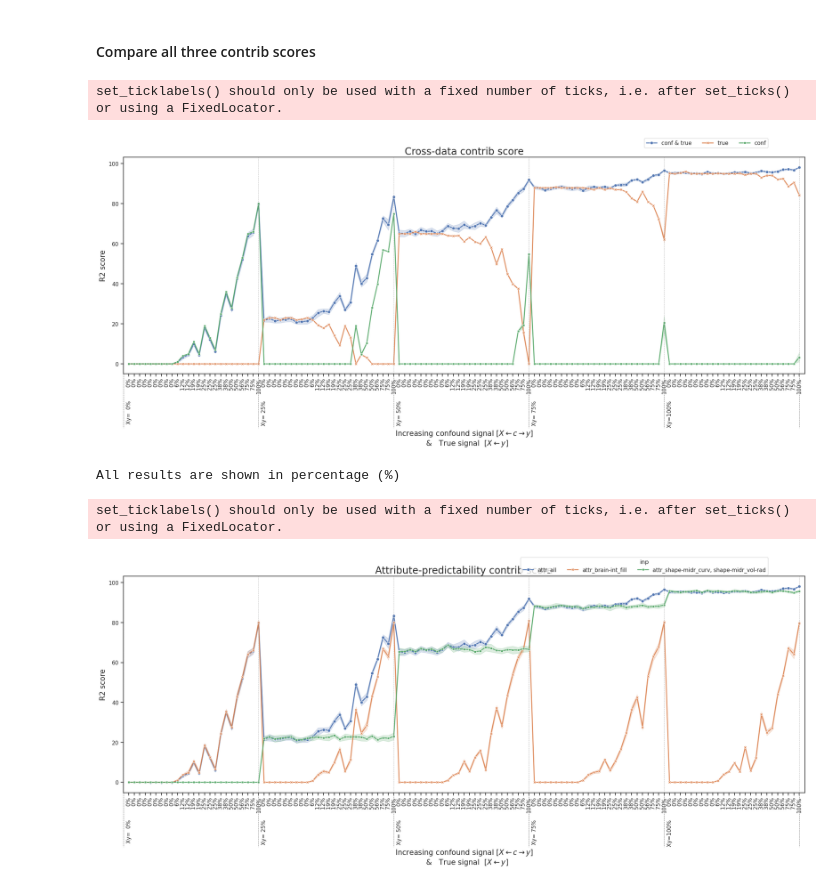
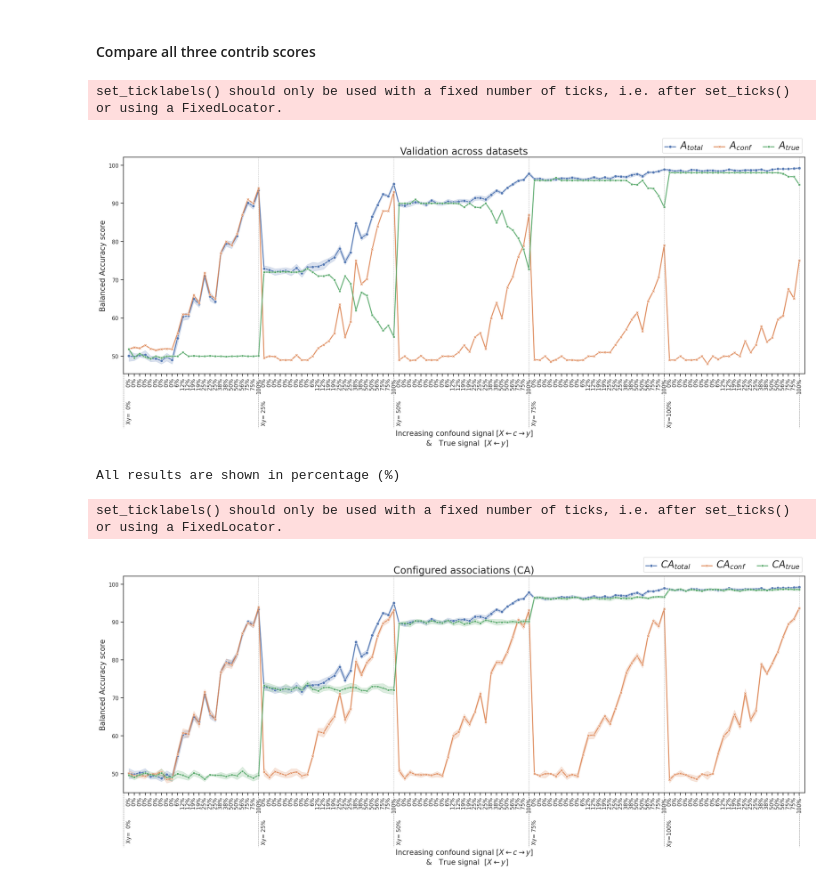
Before and after one commit to RoshanRane/toybrains, a Jupyter notebook: experiments/lblmidr-consite/1-estimate_baselines.ipynb, the cells around one changed output. Drawn from its saved outputs; the diff is of its cells as text; code cells hidden in the pictures.

```diff
--- a/experiments/lblmidr-consite/1-estimate_baselines.ipynb
+++ b/experiments/lblmidr-consite/1-estimate_baselines.ipynb
@@ -88,7 +105,7 @@ def generate_baseline_results(dataset, holdout_data=None,
 if not GEN_BASELINE:
     bl_results = []
     for dataset in datasets:
-        results_file = f"{dataset}baseline_results/run.csv"
+        results_file = f"{dataset}baseline_results/{MODEL_NAME}/run.csv"
         if os.path.exists(results_file):
             df = pd.read_csv(results_file)
             bl_results.append(df)
@@ -109,7 +126,8 @@ if GEN_BASELINE:
                 dataset, holdout_data=holdout_data,
                 input_feature_sets=["attr_all", "attr_subsets", "cov_all", "attr_supset"],
                 output_labels=["lbls"],
-                metrics=['balanced_accuracy', 'r2', 'roc_auc'], n_trials=10,
+                compute_shap=COMPUTE_SHAP,
+                metrics=['balanced_accuracy', 'r2', 'roc_auc'], n_trials=5,
                 n_samples=N_SAMPLES, verbose=0) for dataset, holdout_data in tqdm(dataset_tuples))
 # %% [markdown]
 ### See the table
@@ -263,7 +274,7 @@ def viz_contrib_table_2(df_original, metric_name=r'R^2', title=''):
     # plot with seaborn lineplot
     sns.set(style="ticks")
     f, ax = plt.subplots(figsize=(25, 8))
-    sns.lineplot(df, ax=ax, dashes=False, markers=True, alpha=0.9, linewidth=2)
+    g = sns.lineplot(df, ax=ax, dashes=False, markers=True, alpha=0.9, linewidth=2)
 
     # make the plot pretty and readable
     ax.set_ylabel(f"{metric_name.replace('-', ' ').replace('_',' ').title()} score", fontsize=15)
@@ -309,12 +320,13 @@ def viz_contrib_table_2(df_original, metric_name=r'R^2', title=''):
     if title:
         ax.set_title(title, fontsize=20)
 
-    sns.move_legend(ax, "upper right", bbox_to_anchor=(0.95, 1.1), frameon=True, ncol=3)
+    sns.move_legend(ax, "upper right", bbox_to_anchor=(1.0, 1.1), frameon=True, ncol=3, title='')
+    plt.setp(g.get_legend().get_texts(), fontsize='20')  # for legend text
 
     plt.show()
 # %%
 if PLOT_CONTRIB_DECOMPOSED:
-    metric_name =  'r2' #'balanced_accuracy'
+    metric_name =  'balanced_accuracy' #'balanced_accuracy'
     # plot the decomposed contributions
     df_decomp = show_contrib_table(
                    bl_results,
@@ -359,32 +371,38 @@ if PLOT_CONTRIB_DECOMPOSED:
     df_decomp_plot = df_decomp.reset_index(level=["out", "inp", "trial"], drop=True)
     df_decomp_plot.index = df_decomp_plot.index.map(lambda x: x.split('_')[-1])  # remove the 'dataset' prefix
     df_decomp_plot = df_decomp_plot.drop(columns=['( conf & true ) - ( true )', '( conf & true ) - ( conf )'])
-
-    viz_contrib_table_2(df_decomp_plot, metric_name=metric_name, title='Cross-data contrib score')
+    df_decomp_plot = df_decomp_plot.rename(columns={'conf & true':r'$A_{total}$',
+                                                    'true':r'$A_{true}$',
+                                                    'conf':r'$A_{conf}$'})
+    # reorder columns so that Aconf is red and Atrue is green
+    df_decomp_plot = df_decomp_plot[[r'$A_{total}$', r'$A_{conf}$', r'$A_{true}$']]
+    viz_contrib_table_2(df_decomp_plot, metric_name=metric_name, title='Validation across datasets')
 # %% [output]
 set_ticklabels() should only be used with a fixed number of ticks, i.e. after set_ticks() or using a FixedLocator.
-[figure, old version]
+[figure, new version]
 # %%
 # compare with the SHAP contrib scores
 if PLOT_CONTRIB_DECOMPOSED:
 
     df_model = show_contrib_table(
                 bl_results,
                 avg_over_trials=False,
                 filter_rows={'out':['lbl_lesion']},
                 filter_cols=[f'score_test_{metric_name}']
                 )
     df_model = df_model.data.unstack(level='inp').reset_index(level=["out", "trial"], drop=True)
     # drop the top level of the column index
     df_model.columns = df_model.columns.droplevel()
     df_model = df_model.drop(columns=['cov_all', 'attr_superset'])
     # df_model = df_model.drop_leve(columns=['score_test_r2'])
     # display(df_model.head())
+    df_model = df_model.rename(columns={'attr_all': r'$CA_{total}$',
+                                        'attr_brain-int_fill':r'$CA_{conf}$',
+                                        'attr_shape-midr_curv, shape-midr_vol-rad':r'$CA_{true}$'})
 
-
-    viz_contrib_table_2(df_model, metric_name=metric_name, title='Attribute-predictability contrib score')
+    viz_contrib_table_2(df_model, metric_name=metric_name, title='Configured associations (CA)')
 # %% [output]
 All results are shown in percentage (%)
 set_ticklabels() should only be used with a fixed number of ticks, i.e. after set_ticks() or using a FixedLocator.
-[figure, old version]
+[figure, new version]
 # %%
```
Also changed, not shown: parts of 9 cells of this notebook, 2 other files.
